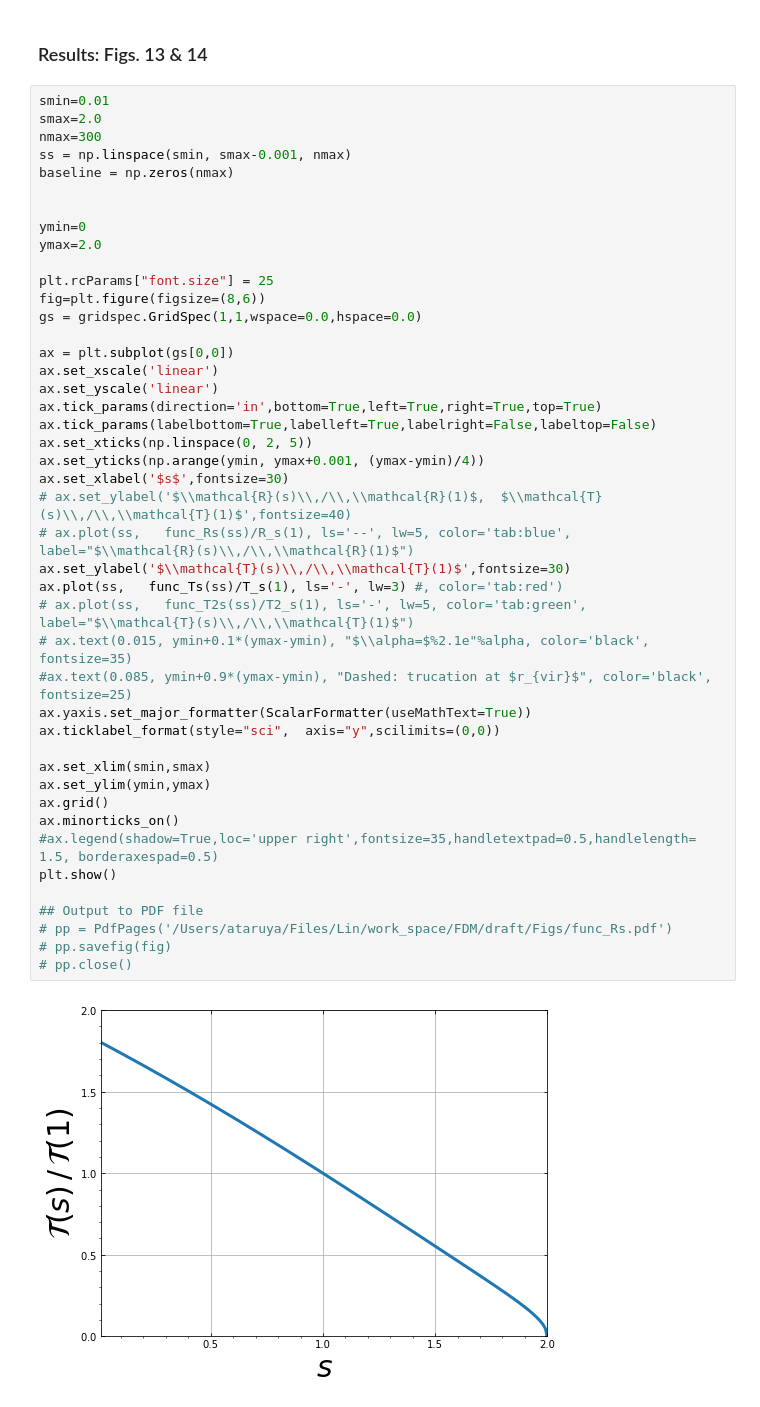
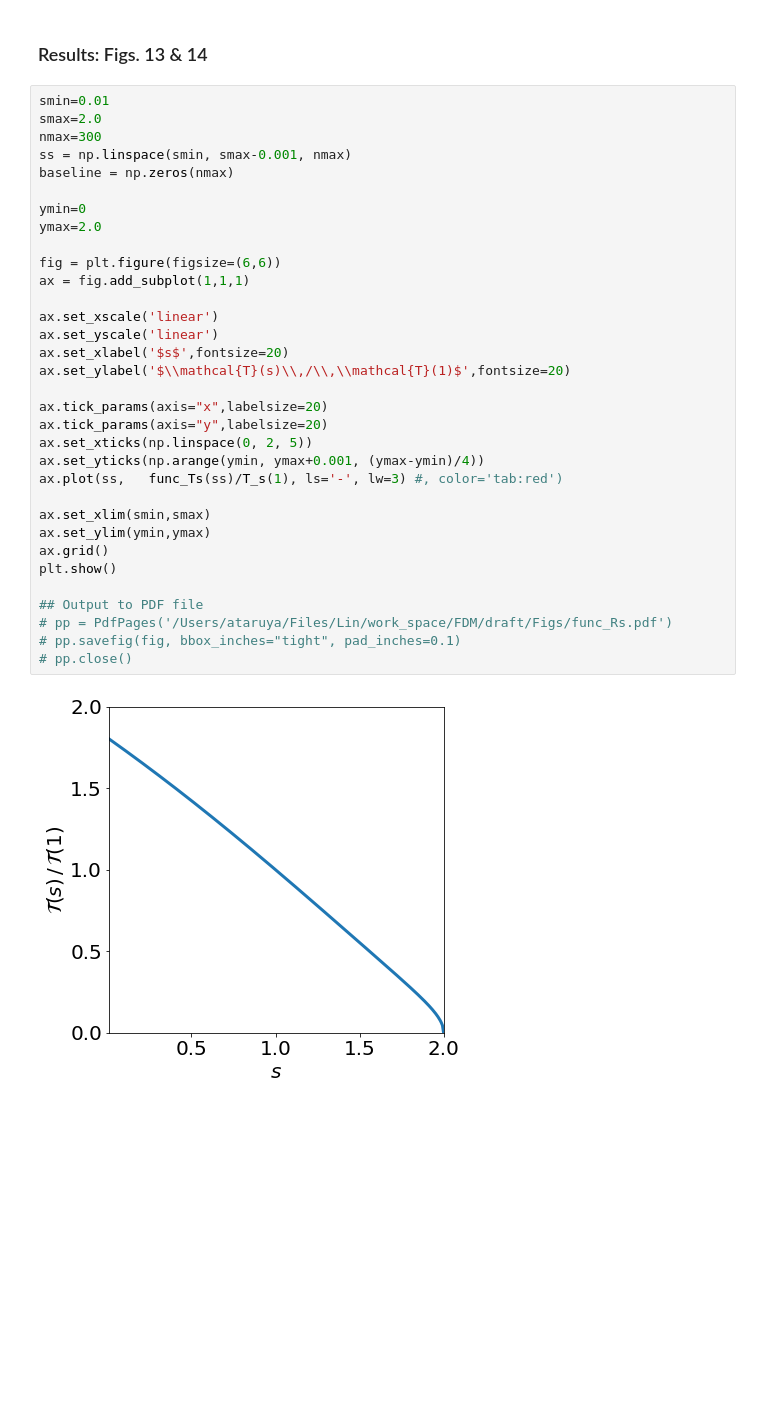
Before and after one commit to ataruya/FDM, a Jupyter notebook: Core-halo_FDM.ipynb, the cells around one changed output. Drawn from its saved outputs; the diff is of its cells as text; blank space fills up the shorter version.

```diff
--- a/Core-halo_FDM.ipynb
+++ b/Core-halo_FDM.ipynb
@@ -1662,49 +1662,38 @@ vect_alpha = np.vectorize(alpha)
 # %%
 smin=0.01
 smax=2.0
 nmax=300
 ss = np.linspace(smin, smax-0.001, nmax)
 baseline = np.zeros(nmax)
 
-
 ymin=0
 ymax=2.0
 
-plt.rcParams["font.size"] = 25
-fig=plt.figure(figsize=(8,6))
-gs = gridspec.GridSpec(1,1,wspace=0.0,hspace=0.0)
+fig = plt.figure(figsize=(6,6))
+ax = fig.add_subplot(1,1,1)
 
-ax = plt.subplot(gs[0,0])
 ax.set_xscale('linear')
 ax.set_yscale('linear')
-ax.tick_params(direction='in',bottom=True,left=True,right=True,top=True)
-ax.tick_params(labelbottom=True,labelleft=True,labelright=False,labeltop=False)
+ax.set_xlabel('$s$',fontsize=20)
+ax.set_ylabel('$\\mathcal{T}(s)\\,/\\,\\mathcal{T}(1)$',fontsize=20)
+
+ax.tick_params(axis="x",labelsize=20)
+ax.tick_params(axis="y",labelsize=20)
 ax.set_xticks(np.linspace(0, 2, 5))
 ax.set_yticks(np.arange(ymin, ymax+0.001, (ymax-ymin)/4))
-ax.set_xlabel('$s$',fontsize=30)
-# ax.set_ylabel('$\\mathcal{R}(s)\\,/\\,\\mathcal{R}(1)$,  $\\mathcal{T}(s)\\,/\\,\\mathcal{T}(1)$',fontsize=40)
-# ax.plot(ss,   func_Rs(ss)/R_s(1), ls='--', lw=5, color='tab:blue', label="$\\mathcal{R}(s)\\,/\\,\\mathcal{R}(1)$")
-ax.set_ylabel('$\\mathcal{T}(s)\\,/\\,\\mathcal{T}(1)$',fontsize=30)
 ax.plot(ss,   func_Ts(ss)/T_s(1), ls='-', lw=3) #, color='tab:red')
-# ax.plot(ss,   func_T2s(ss)/T2_s(1), ls='-', lw=5, color='tab:green', label="$\\mathcal{T}(s)\\,/\\,\\mathcal{T}(1)$")
-# ax.text(0.015, ymin+0.1*(ymax-ymin), "$\\alpha=$%2.1e"%alpha, color='black', fontsize=35)
-#ax.text(0.085, ymin+0.9*(ymax-ymin), "Dashed: trucation at $r_{vir}$", color='black', fontsize=25)
-ax.yaxis.set_major_formatter(ScalarFormatter(useMathText=True))
-ax.ticklabel_format(style="sci",  axis="y",scilimits=(0,0))
 
 ax.set_xlim(smin,smax)
 ax.set_ylim(ymin,ymax)
 ax.grid()
-ax.minorticks_on()
-#ax.legend(shadow=True,loc='upper right',fontsize=35,handletextpad=0.5,handlelength= 1.5, borderaxespad=0.5)
 plt.show()
 
 ## Output to PDF file
 # pp = PdfPages('/Users/ataruya/Files/Lin/work_space/FDM/draft/Figs/func_Rs.pdf')
-# pp.savefig(fig)
+# pp.savefig(fig, bbox_inches="tight", pad_inches=0.1)
 # pp.close()
 # %% [output]
-[figure, old version]
+[figure, new version]
 # %%
 cmb = plt.get_cmap("Oranges")
 
```
Also changed, not shown: parts of 2 cells of this notebook.
